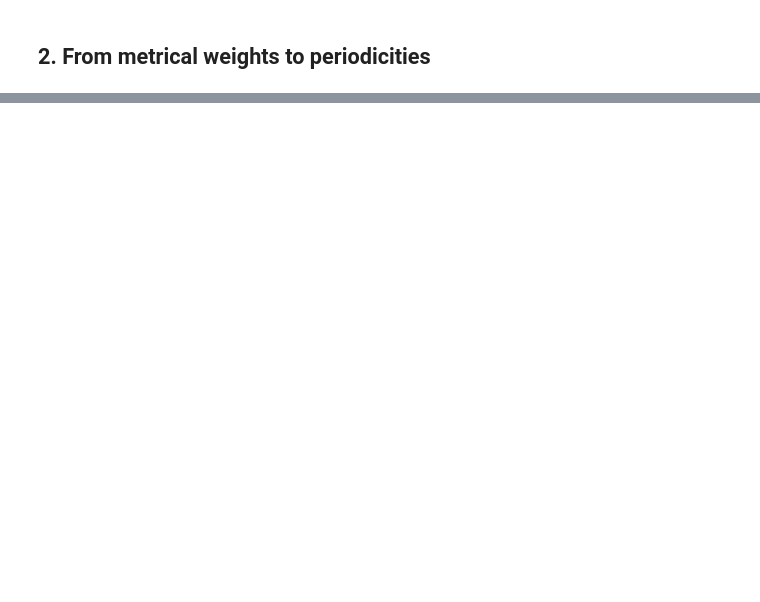
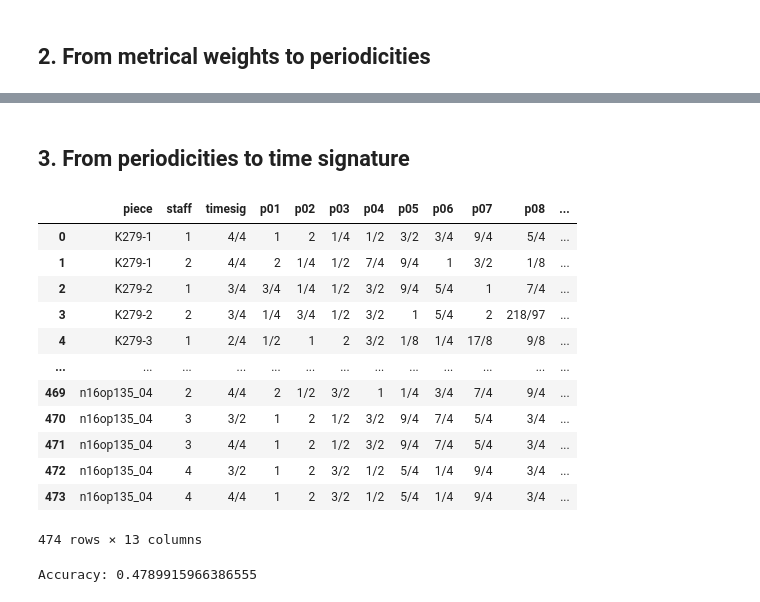
Before and after one commit to mikqs/digital-musicology, a Jupyter notebook: Group_6_A1.ipynb, the cells around one changed output, grey strips where cells are left out. Saved outputs shown, nothing was run; the diff lists cells and outputs as text; code cells hidden in the pictures; blank space fills up the shorter version.

Commit message:
random forest with autocorr

```diff
--- a/Group_6_A1.ipynb
+++ b/Group_6_A1.ipynb
@@ -267,0 +257,12 @@ Periodicity analysis of Piece: n12op127_04, Staff: 1, Time Signature: 2/2
+# %% [markdown]
+## 3. From periodicities to time signature
+# %%
+rfdf = df.groupby(['piece', 'staff' ,'timesig'], as_index=False).agg(' '.join).iloc[::]
+rfdf = rfdf.drop(columns = 'nominal_duration')
+periodicities = []
+for i in rfdf.itertuples():
+    piece = i[1]
+    staff = i[2]
+    piece_staff = (piece, staff)
+    tops = top_periodicities(piece_staff)
+    periodicities.append(tops)
@@ -267,0 +297,18 @@ Periodicity analysis of Piece: n12op127_04, Staff: 1, Time Signature: 2/2
+# %%
+df_autocorr = pd.DataFrame(periodicities, columns=['p01','p02','p03','p04','p05','p06','p07','p08','p09','p10',])
+df_final= pd.concat([rfdf,df_autocorr],axis=1)
+df_final
+# %% [output]
+|  | piece | staff | timesig | p01 | p02 | p03 | p04 | p05 | p06 | p07 | p08 | ... |
+| 0 | K279-1 | 1 | 4/4 | 1 | 2 | 1/4 | 1/2 | 3/2 | 3/4 | 9/4 | 5/4 | ... |
+| 1 | K279-1 | 2 | 4/4 | 2 | 1/4 | 1/2 | 7/4 | 9/4 | 1 | 3/2 | 1/8 | ... |
+| 2 | K279-2 | 1 | 3/4 | 3/4 | 1/4 | 1/2 | 3/2 | 9/4 | 5/4 | 1 | 7/4 | ... |
+| 3 | K279-2 | 2 | 3/4 | 1/4 | 3/4 | 1/2 | 3/2 | 1 | 5/4 | 2 | 218/97 | ... |
+| 4 | K279-3 | 1 | 2/4 | 1/2 | 1 | 2 | 3/2 | 1/8 | 1/4 | 17/8 | 9/8 | ... |
+| ... | ... | ... | ... | ... | ... | ... | ... | ... | ... | ... | ... | ... |
+| 469 | n16op135_04 | 2 | 4/4 | 2 | 1/2 | 3/2 | 1 | 1/4 | 3/4 | 7/4 | 9/4 | ... |
+| 470 | n16op135_04 | 3 | 3/2 | 1 | 2 | 1/2 | 3/2 | 9/4 | 7/4 | 5/4 | 3/4 | ... |
+| 471 | n16op135_04 | 3 | 4/4 | 1 | 2 | 1/2 | 3/2 | 9/4 | 7/4 | 5/4 | 3/4 | ... |
+| 472 | n16op135_04 | 4 | 3/2 | 1 | 2 | 3/2 | 1/2 | 5/4 | 1/4 | 9/4 | 3/4 | ... |
+| 473 | n16op135_04 | 4 | 4/4 | 1 | 2 | 3/2 | 1/2 | 5/4 | 1/4 | 9/4 | 3/4 | ... |
+474 rows × 13 columns
@@ -267,0 +319,7 @@ Periodicity analysis of Piece: n12op127_04, Staff: 1, Time Signature: 2/2
+# %%
+model = RandomForestClassifier(n_estimators=100,bootstrap = True)
+model.fit(X_train, y_train)
+y_pred = model.predict(X_test)
+print("Accuracy:",metrics.accuracy_score(y_test, y_pred))
+# %% [output]
+Accuracy: 0.4789915966386555
```
Also changed, not shown: parts of 10 cells of this notebook.
